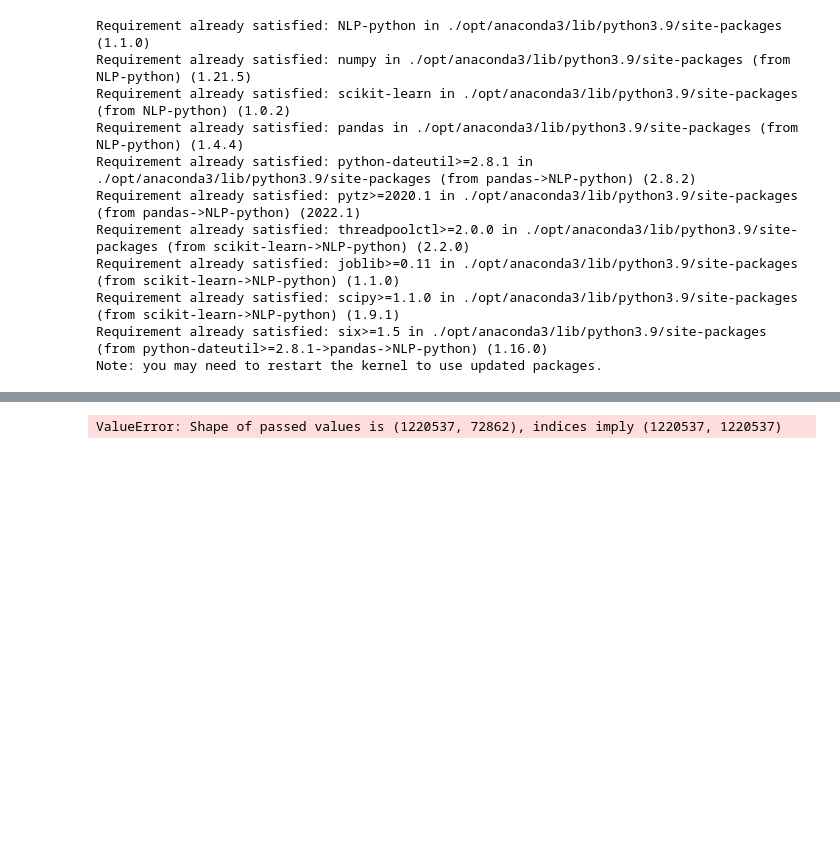
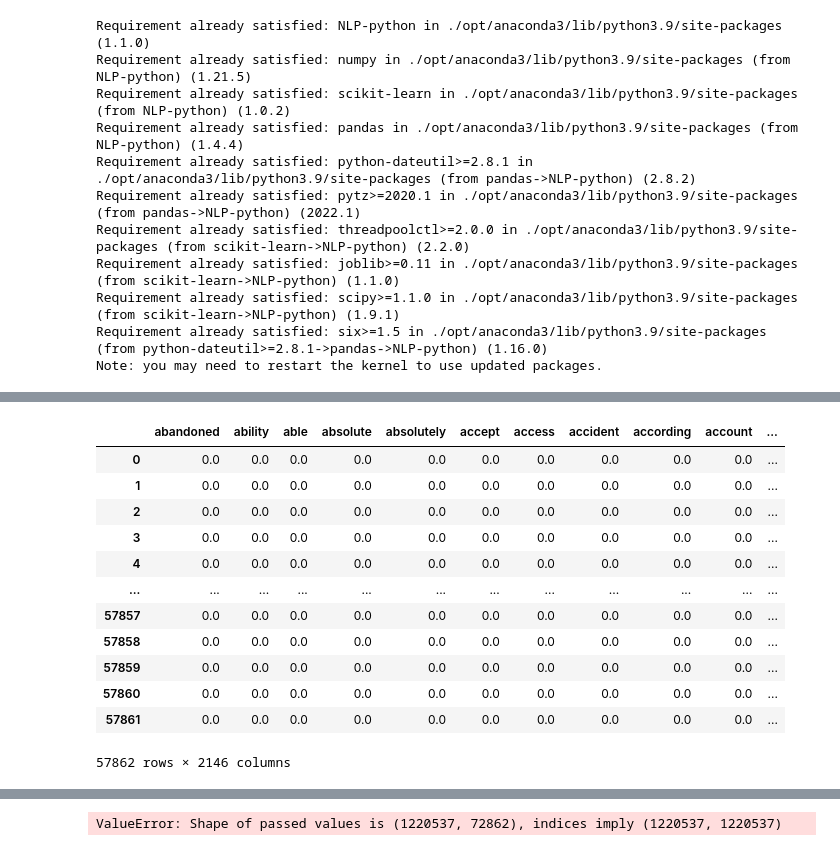
Before and after one commit to lifeonthefence/text-success, a Jupyter notebook: Project Code/Feature engineering.ipynb, the cells around one changed output, grey strips where cells are left out. Cells and saved outputs as stored; diff of their text form; code cells hidden in the pictures; blank space fills up the shorter version.

```diff
--- a/Project Code/Feature engineering.ipynb
+++ b/Project Code/Feature engineering.ipynb
@@ -168,0 +179,2 @@ df['Adjusted Tweet'] = df['Adjusted Tweet'].apply(stem)
+# %%
+df = pd.read_csv("../Data/Processed Dataset.csv")
@@ -168,0 +185,3 @@ df['Adjusted Tweet'] = df['Adjusted Tweet'].apply(stem)
+# %%
+import ast
+df["Adjusted Tweet"] = df["Adjusted Tweet"].apply(ast.literal_eval)
@@ -168,0 +199,25 @@ df['Adjusted Tweet'] = df['Adjusted Tweet'].apply(stem)
+# %%
+def dummy(x):
+    return x
+
+vectorizer = TfidfVectorizer(max_df = 0.9, min_df = 50, lowercase = False, tokenizer = dummy)
+tf = vectorizer.fit_transform(df['Adjusted Tweet']).toarray()
+tf_features_names = vectorizer.get_feature_names()
+# %%
+df_tf_idf = pd.DataFrame(tf, columns = tf_features_names)
+
+df_tf_idf
+# %% [output]
+|  | abandoned | ability | able | absolute | absolutely | accept | access | accident | according | account | ... |
+| 0 | 0.0 | 0.0 | 0.0 | 0.0 | 0.0 | 0.0 | 0.0 | 0.0 | 0.0 | 0.0 | ... |
+| 1 | 0.0 | 0.0 | 0.0 | 0.0 | 0.0 | 0.0 | 0.0 | 0.0 | 0.0 | 0.0 | ... |
+| 2 | 0.0 | 0.0 | 0.0 | 0.0 | 0.0 | 0.0 | 0.0 | 0.0 | 0.0 | 0.0 | ... |
+| 3 | 0.0 | 0.0 | 0.0 | 0.0 | 0.0 | 0.0 | 0.0 | 0.0 | 0.0 | 0.0 | ... |
+| 4 | 0.0 | 0.0 | 0.0 | 0.0 | 0.0 | 0.0 | 0.0 | 0.0 | 0.0 | 0.0 | ... |
+| ... | ... | ... | ... | ... | ... | ... | ... | ... | ... | ... | ... |
+| 57857 | 0.0 | 0.0 | 0.0 | 0.0 | 0.0 | 0.0 | 0.0 | 0.0 | 0.0 | 0.0 | ... |
+| 57858 | 0.0 | 0.0 | 0.0 | 0.0 | 0.0 | 0.0 | 0.0 | 0.0 | 0.0 | 0.0 | ... |
+| 57859 | 0.0 | 0.0 | 0.0 | 0.0 | 0.0 | 0.0 | 0.0 | 0.0 | 0.0 | 0.0 | ... |
+| 57860 | 0.0 | 0.0 | 0.0 | 0.0 | 0.0 | 0.0 | 0.0 | 0.0 | 0.0 | 0.0 | ... |
+| 57861 | 0.0 | 0.0 | 0.0 | 0.0 | 0.0 | 0.0 | 0.0 | 0.0 | 0.0 | 0.0 | ... |
+57862 rows × 2146 columns
```
Also changed, not shown: parts of 13 cells of this notebook.
